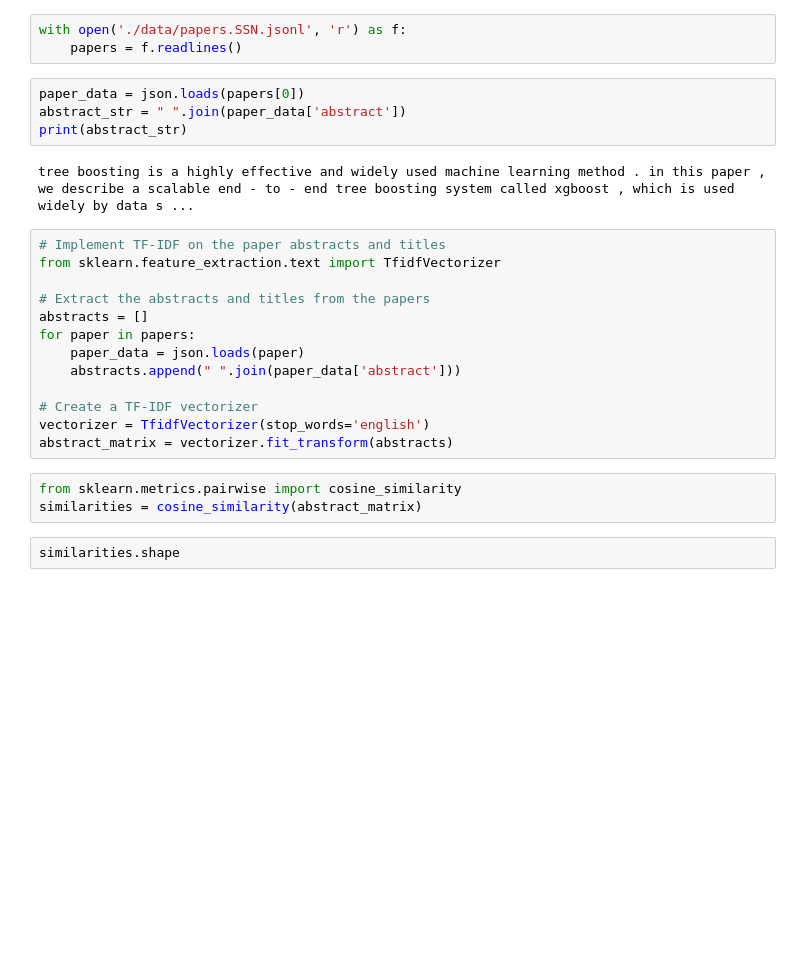
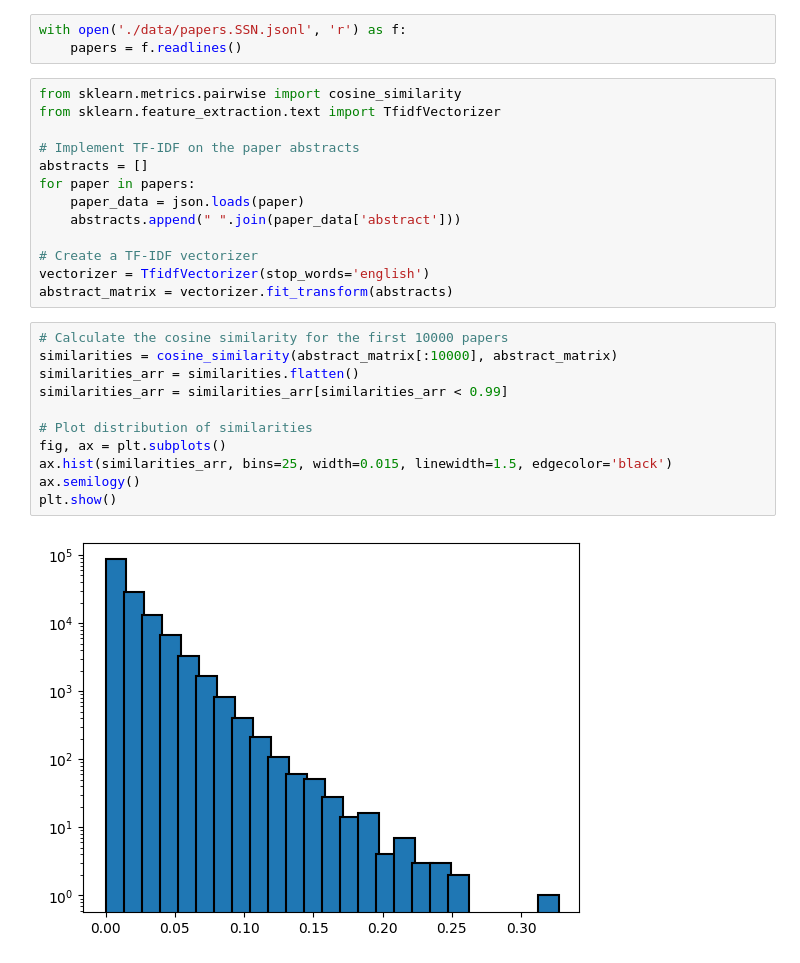
Before and after one commit to mingweiiiiiiiiii/23-24-CS7IS4-Group4, a Jupyter notebook: citations.ipynb, the cells around one changed output. Drawn from its saved outputs; the diff is of its cells as text; blank space fills up the shorter version.

Commit message:
Generated graph of similarity of communications

```diff
--- a/citations.ipynb
+++ b/citations.ipynb
@@ -44,17 +45,11 @@ cite_data["102498304"]
 # %%
 with open('./data/papers.SSN.jsonl', 'r') as f:
     papers = f.readlines()
-# %%
-paper_data = json.loads(papers[0])
-abstract_str = " ".join(paper_data['abstract'])
-print(abstract_str)
-# %% [output]
-tree boosting is a highly effective and widely used machine learning method . in this paper , we describe a scalable end - to - end tree boosting system called xgboost , which is used widely by data s ...
 # %%
-# Implement TF-IDF on the paper abstracts and titles
+from sklearn.metrics.pairwise import cosine_similarity
 from sklearn.feature_extraction.text import TfidfVectorizer
 
-# Extract the abstracts and titles from the papers
+# Implement TF-IDF on the paper abstracts
 abstracts = []
 for paper in papers:
     paper_data = json.loads(paper)
@@ -63,8 +58,16 @@ for paper in papers:
 # Create a TF-IDF vectorizer
 vectorizer = TfidfVectorizer(stop_words='english')
 abstract_matrix = vectorizer.fit_transform(abstracts)
-# %%
-from sklearn.metrics.pairwise import cosine_similarity
-similarities = cosine_similarity(abstract_matrix)
-# %%
-similarities.shape
+# %%
+# Calculate the cosine similarity for the first 10000 papers
+similarities = cosine_similarity(abstract_matrix[:10000], abstract_matrix)
+similarities_arr = similarities.flatten()
+similarities_arr = similarities_arr[similarities_arr < 0.99]
+
+# Plot distribution of similarities
+fig, ax = plt.subplots()
+ax.hist(similarities_arr, bins=25, width=0.015, linewidth=1.5, edgecolor='black')
+ax.semilogy()
+plt.show()
+# %% [output]
+[figure, added]
```
Also changed, not shown: parts of 3 cells of this notebook, 1 other file.
